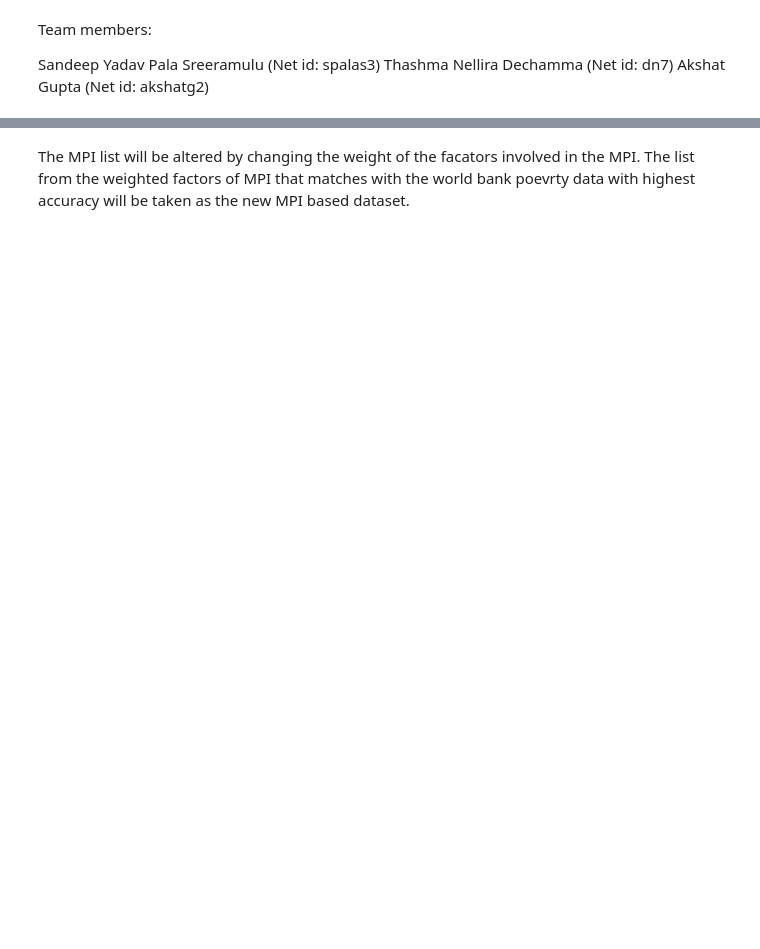
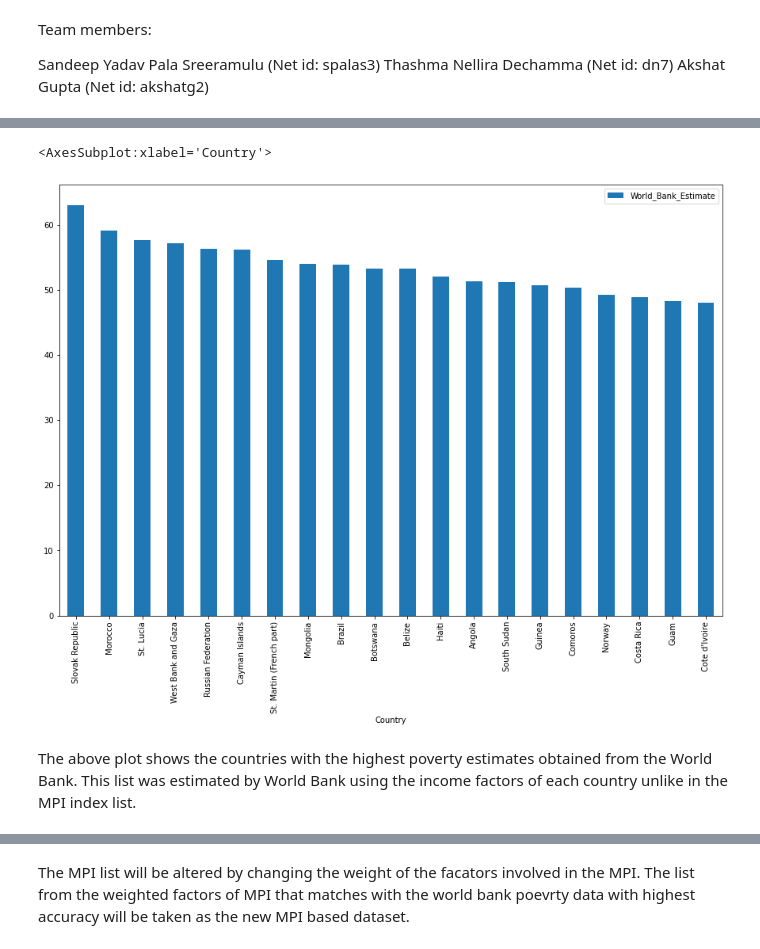
Before and after one commit to sandeepyadav3/2021Fall_finals, a Jupyter notebook: Project Code.ipynb, the cells around one changed output, grey strips where cells are left out. Drawn from its saved outputs; the diff is of its cells as text; code cells hidden in the pictures; blank space fills up the shorter version.

Commit message:
Adding few visuals

```diff
--- a/Project Code.ipynb
+++ b/Project Code.ipynb
@@ -57 +59,8 @@ world_bank_df
+# %%
+world_bank_df.head(20).plot.bar(x='Country', y='World_Bank_Estimate', figsize=(15, 10))
+# %% [output]
+<AxesSubplot:xlabel='Country'>
+[figure, added]
+# %% [markdown]
+The above plot shows the countries with the highest poverty estimates obtained from the World Bank. This list was estimated by World Bank using the income factors of each country unlike in the MPI index list.
 # %%
```
Also changed, not shown: parts of 29 cells of this notebook.
